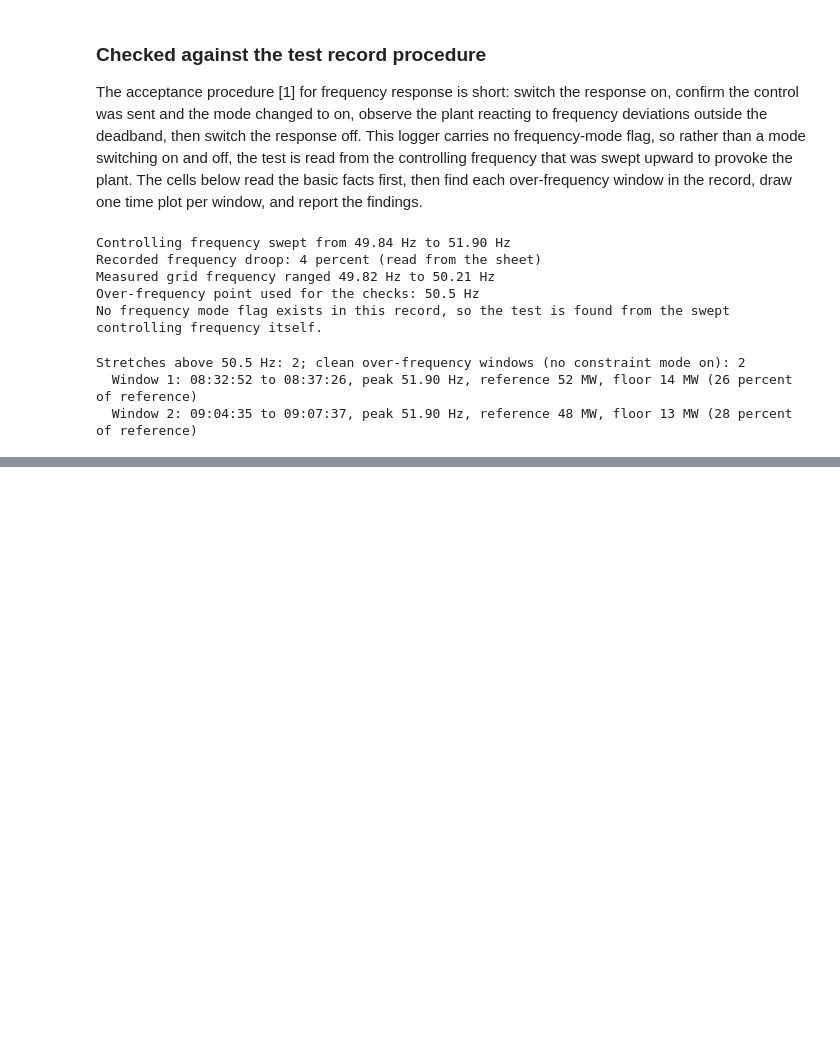
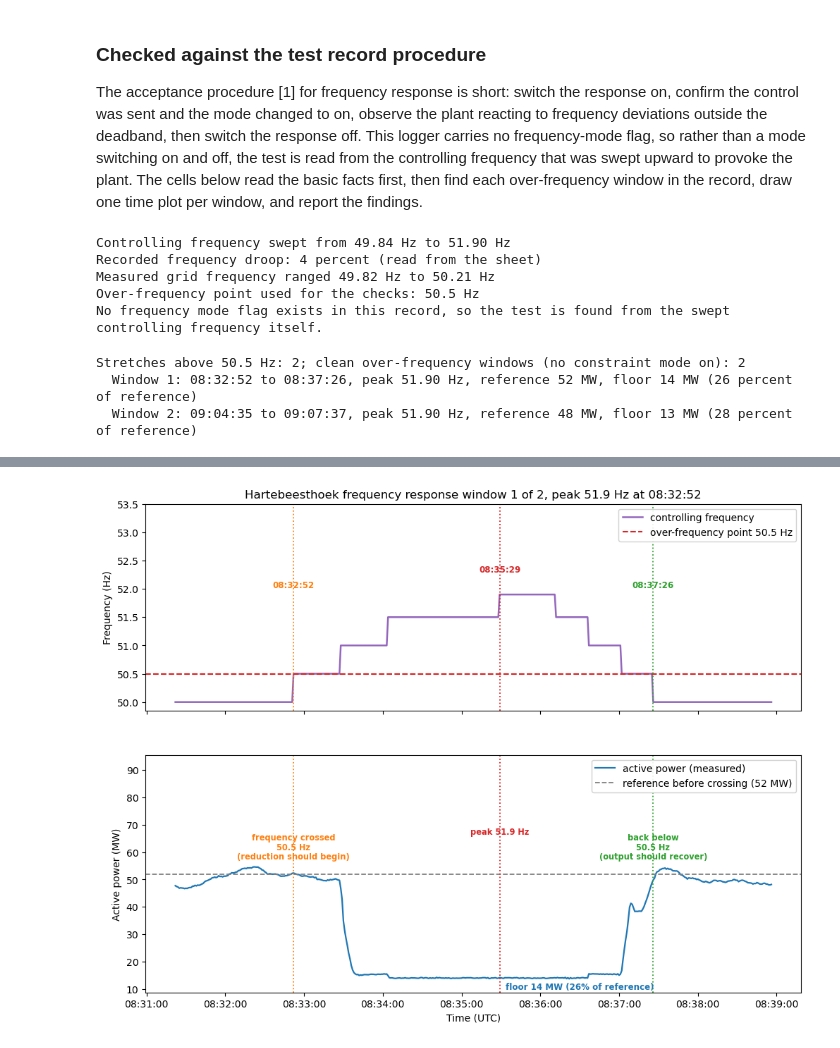
Before and after one commit to ErickChauke/scada-test-visualiser, a Jupyter notebook: notebook.ipynb, the cells around one changed output, grey strips where cells are left out. Drawn from its saved outputs; the diff is of its cells as text; code cells hidden in the pictures; blank space fills up the shorter version.

Commit message:
draw the frequency response time series for each over frequency window

```diff
--- a/notebook.ipynb
+++ b/notebook.ipynb
@@ -859,3 +859,92 @@ if not frequency_windows:
 Stretches above 50.5 Hz: 2; clean over-frequency windows (no constraint mode on): 2
   Window 1: 08:32:52 to 08:37:26, peak 51.90 Hz, reference 52 MW, floor 14 MW (26 percent of reference)
   Window 2: 09:04:35 to 09:07:37, peak 51.90 Hz, reference 48 MW, floor 13 MW (28 percent of reference)
+# %%
+# =============================================================================
+# FREQUENCY RESPONSE  -  one time plot per over-frequency window
+#
+# For each window found above we draw two stacked panels that share a time axis:
+#   TOP    the controlling frequency, with the over-frequency point marked as a
+#          horizontal line; each key moment is a dotted line carrying its time.
+#   BOTTOM the measured active power, with the reference level it should be judged
+#          against, and the same key moments marked with their times and what should
+#          happen there.
+# The reader should be able to see the power fall as the frequency rises past the
+# threshold and recover as it drops back, all on the graph itself.
+# =============================================================================
+import matplotlib.pyplot as plt
+import matplotlib.dates as mdates
+
+
+def plot_frequency_window(window, n, total):
+    win = window_around(window["cross_up"], window["cross_down"])   # padded slice for context
+    control = win[control_freq_col]
+    power = win[power_col]
+    reference_power = window["reference_power"]
+
+    # --- The key moments to mark on both panels ------------------------------
+    # Recovery is only shown separately when it is clearly later than the drop back
+    # below the threshold; when the two nearly coincide they are the same moment and
+    # one marker keeps the graph readable.
+    moments = [
+        (window["cross_up"], "#ff7f0e", "frequency crossed\n"
+         f"{F4_OVER_FREQUENCY_HZ:.1f} Hz\n(reduction should begin)"),
+        (window["peak_time"], "#d62728", f"peak {window['peak_freq']:.1f} Hz"),
+        (window["cross_down"], "#2ca02c", f"back below\n{F4_OVER_FREQUENCY_HZ:.1f} Hz\n(output should recover)"),
+    ]
+    recovery = window["recovery_time"]
+    if recovery is not None and (recovery - window["cross_down"]) > pd.Timedelta("10s"):
+        moments.append((recovery, "#1f77b4", "output recovered"))
+
+    # --- Draw the two panels -------------------------------------------------
+    fig, (ax_freq, ax_power) = plt.subplots(2, 1, sharex=True, figsize=(12, 9),
+                                            gridspec_kw={"height_ratios": [1, 1.15]})
+
+    # Top panel: controlling frequency and the over-frequency point.
+    ax_freq.plot(control.index, control, color="#9467bd", lw=1.8, label="controlling frequency")
+    ax_freq.axhline(F4_OVER_FREQUENCY_HZ, color="#d62728", ls="--", lw=1.5,
+                    label=f"over-frequency point {F4_OVER_FREQUENCY_HZ:.1f} Hz")
+    # each moment is a dotted line with its time written flat above the line; every
+    # second time is lifted a little further so neighbouring times never merge.
+    for i, (ts, colour, _text) in enumerate(moments):
+        ax_freq.axvline(ts, color=colour, ls=":", lw=1.3)
+        lift_points = 5 + (i % 2) * 16
+        ax_freq.annotate(f"{ts:%H:%M:%S}", xy=(ts, control.max()), xytext=(0, lift_points),
+                         textcoords="offset points", ha="center", va="bottom",
+                         fontsize=8.5, color=colour, fontweight="bold")
+    ax_freq.set_ylim(control.min() - 0.15, control.max() + 1.6)
+    ax_freq.set_ylabel("Frequency (Hz)")
+    ax_freq.set_title(f"{SITE_NAME} frequency response window {n} of {total}, "
+                      f"peak {window['peak_freq']:.1f} Hz at {window['cross_up']:%H:%M:%S}")
+    ax_freq.legend(loc="upper right", framealpha=0.9)
+
+    # Bottom panel: measured active power and its reference level.
+    ax_power.plot(power.index, power, color="#1f77b4", lw=1.6, label="active power (measured)")
+    ax_power.axhline(reference_power, color="#7f7f7f", ls="--", lw=1.3,
+                     label=f"reference before crossing ({reference_power:.0f} MW)")
+    floor_percent = 100.0 * window["floor_power"] / reference_power if reference_power else float("nan")
+    ax_power.annotate(f"floor {window['floor_power']:.0f} MW ({floor_percent:.0f}% of reference)",
+                      xy=(window["peak_time"], window["floor_power"]), xytext=(6, -4),
+                      textcoords="offset points", ha="left", va="top", fontsize=8.5,
+                      color="#1f77b4", fontweight="bold")
+    mark_events(ax_power, moments, power.max(), gap=9, fontsize=8.2)
+    # generous headroom so the legend and the lifted labels sit clear of the traces
+    power_span = power.max() - power.min()
+    ax_power.set_ylim(power.min() - 5, power.max() + max(38, power_span))
+    ax_power.set_ylabel("Active power (MW)")
+    ax_power.set_xlabel(f"Time ({TIME_ZONE_LABEL})")
+    ax_power.xaxis.set_major_formatter(mdates.DateFormatter("%H:%M:%S"))
+    ax_power.legend(loc="upper right", framealpha=0.9)
+
+    out_path = OUTPUT_DIR / f"{SITE_SLUG}_frequency_response_{window['cross_up']:%H%M%S}.png"
+    fig.savefig(out_path, dpi=150, bbox_inches="tight")
+    print(f"Frequency response window {n} of {total}  figure {out_path.name}")
+    plt.show()
+
+
+# One graph per window.
+if not frequency_windows:
+    print("No clean over-frequency window is present, so there is nothing to plot.")
+for n, window in enumerate(frequency_windows, start=1):
+    plot_frequency_window(window, n, len(frequency_windows))
+# %% [output]
@@ -861,0 +952 @@ Stretches above 50.5 Hz: 2; clean over-frequency windows (no constraint mode on)
+[figure, added]
```
Also changed, not shown: parts of 2 cells of this notebook, 2 other files.
